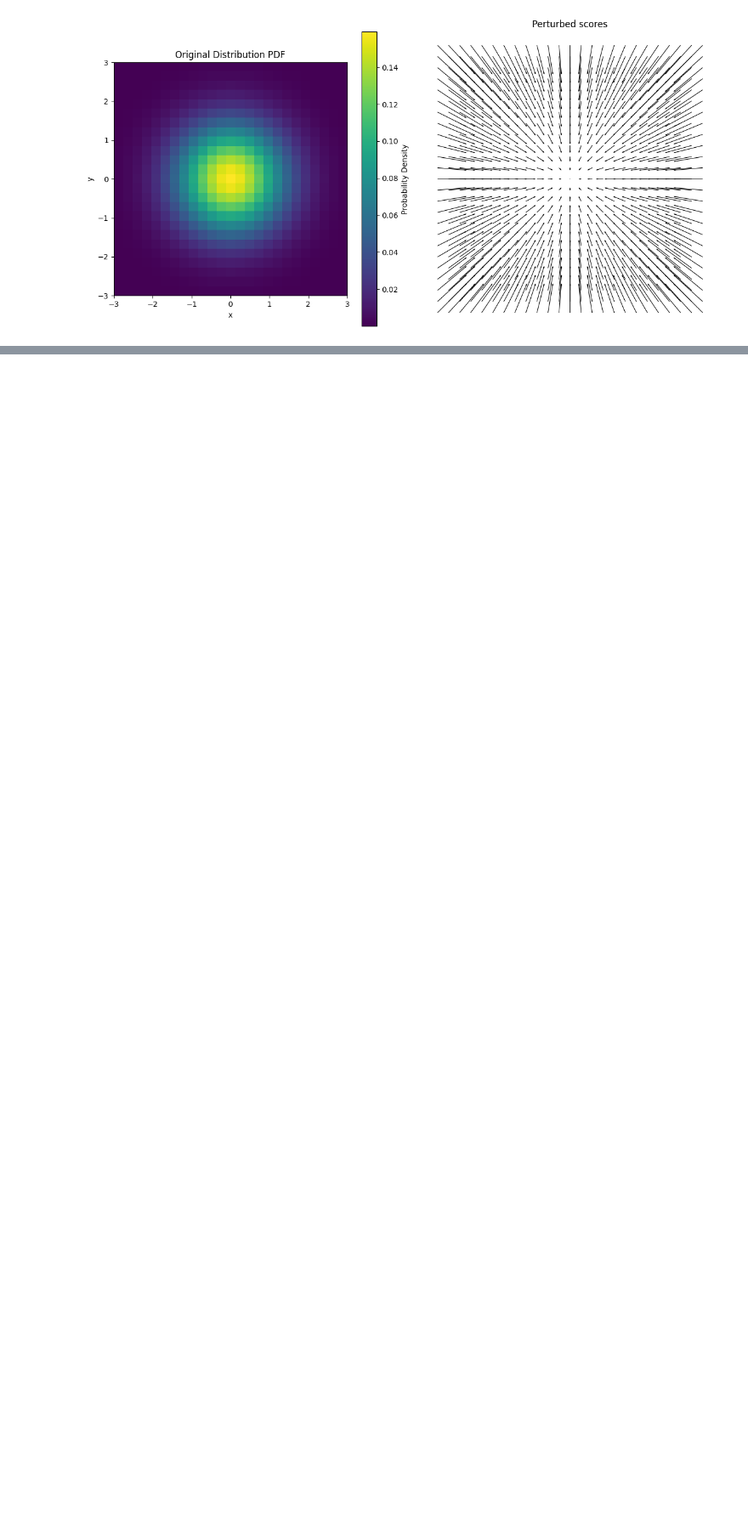
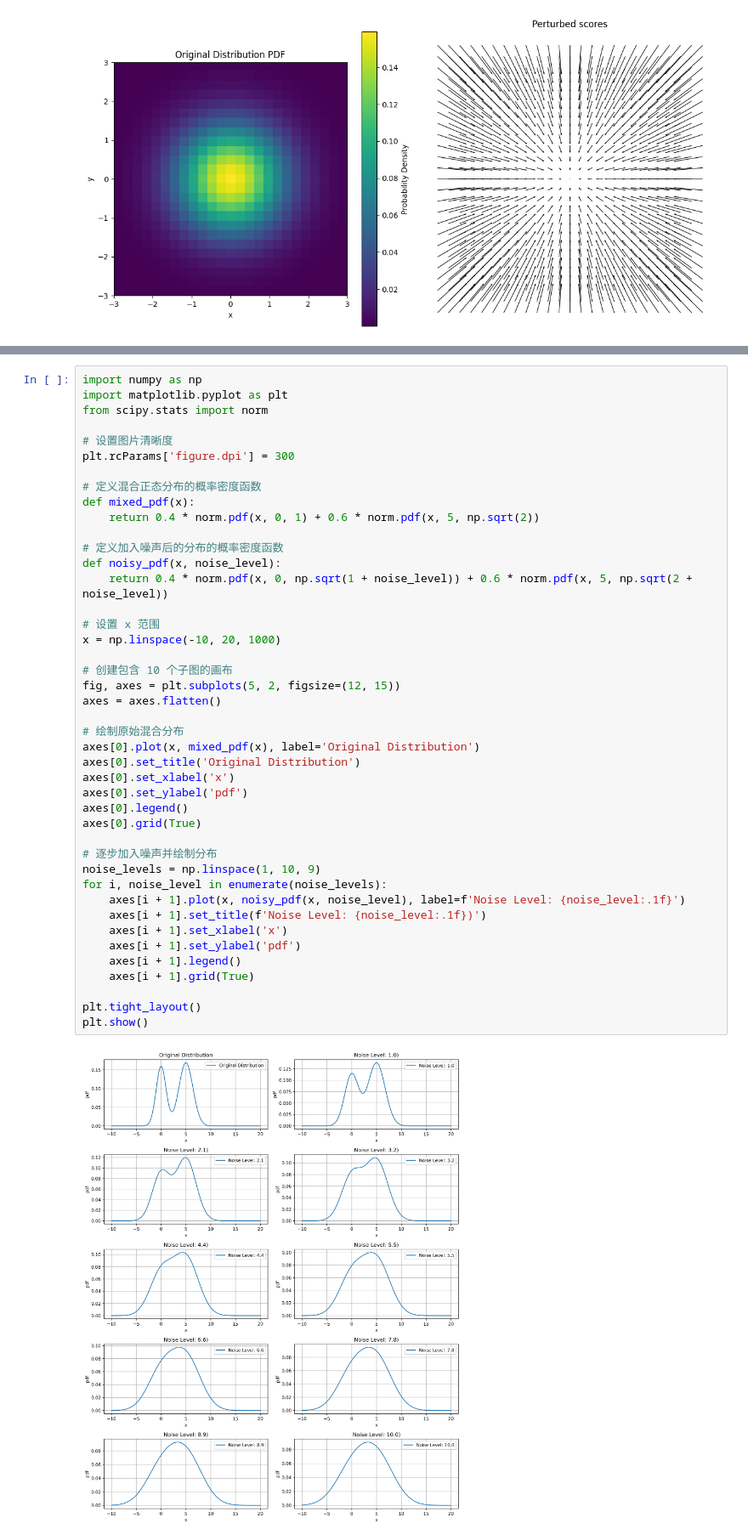
Before and after one commit to PeiyangFantasist/Learn-Notes-of-DL-and-CV, a Jupyter notebook: SDE.ipynb, the cells around one changed output, grey strips where cells are left out. Shown at 85% size. Cells and saved outputs as stored; diff of their text form; blank space fills up the shorter version.

```diff
--- a/SDE.ipynb
+++ b/SDE.ipynb
@@ -364,0 +434,45 @@ plt.show()
+# %%
+import numpy as np
+import matplotlib.pyplot as plt
+from scipy.stats import norm
+
+# 设置图片清晰度
+plt.rcParams['figure.dpi'] = 300
+
+# 定义混合正态分布的概率密度函数
+def mixed_pdf(x):
+    return 0.4 * norm.pdf(x, 0, 1) + 0.6 * norm.pdf(x, 5, np.sqrt(2))
+
+# 定义加入噪声后的分布的概率密度函数
+def noisy_pdf(x, noise_level):
+    return 0.4 * norm.pdf(x, 0, np.sqrt(1 + noise_level)) + 0.6 * norm.pdf(x, 5, np.sqrt(2 + noise_level))
+
+# 设置 x 范围
+x = np.linspace(-10, 20, 1000)
+
+# 创建包含 10 个子图的画布
+fig, axes = plt.subplots(5, 2, figsize=(12, 15))
+axes = axes.flatten()
+
+# 绘制原始混合分布
+axes[0].plot(x, mixed_pdf(x), label='Original Distribution')
+axes[0].set_title('Original Distribution')
+axes[0].set_xlabel('x')
+axes[0].set_ylabel('pdf')
+axes[0].legend()
+axes[0].grid(True)
+
+# 逐步加入噪声并绘制分布
+noise_levels = np.linspace(1, 10, 9)
+for i, noise_level in enumerate(noise_levels):
+    axes[i + 1].plot(x, noisy_pdf(x, noise_level), label=f'Noise Level: {noise_level:.1f}')
+    axes[i + 1].set_title(f'Noise Level: {noise_level:.1f})')
+    axes[i + 1].set_xlabel('x')
+    axes[i + 1].set_ylabel('pdf')
+    axes[i + 1].legend()
+    axes[i + 1].grid(True)
+
+plt.tight_layout()
+plt.show()
+# %% [output]
+[figure, added]
```
Also changed, not shown: parts of 39 cells of this notebook.
